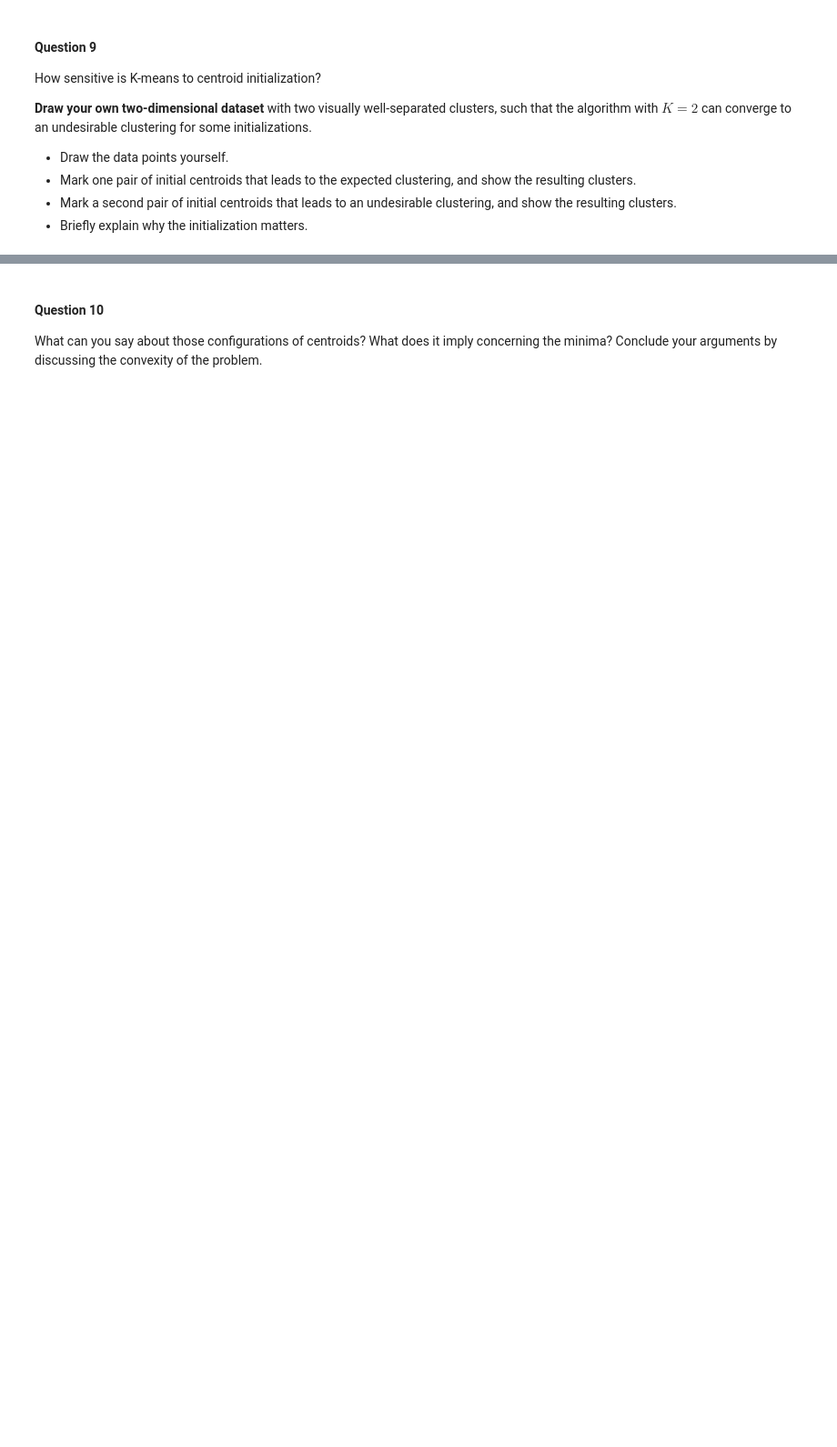
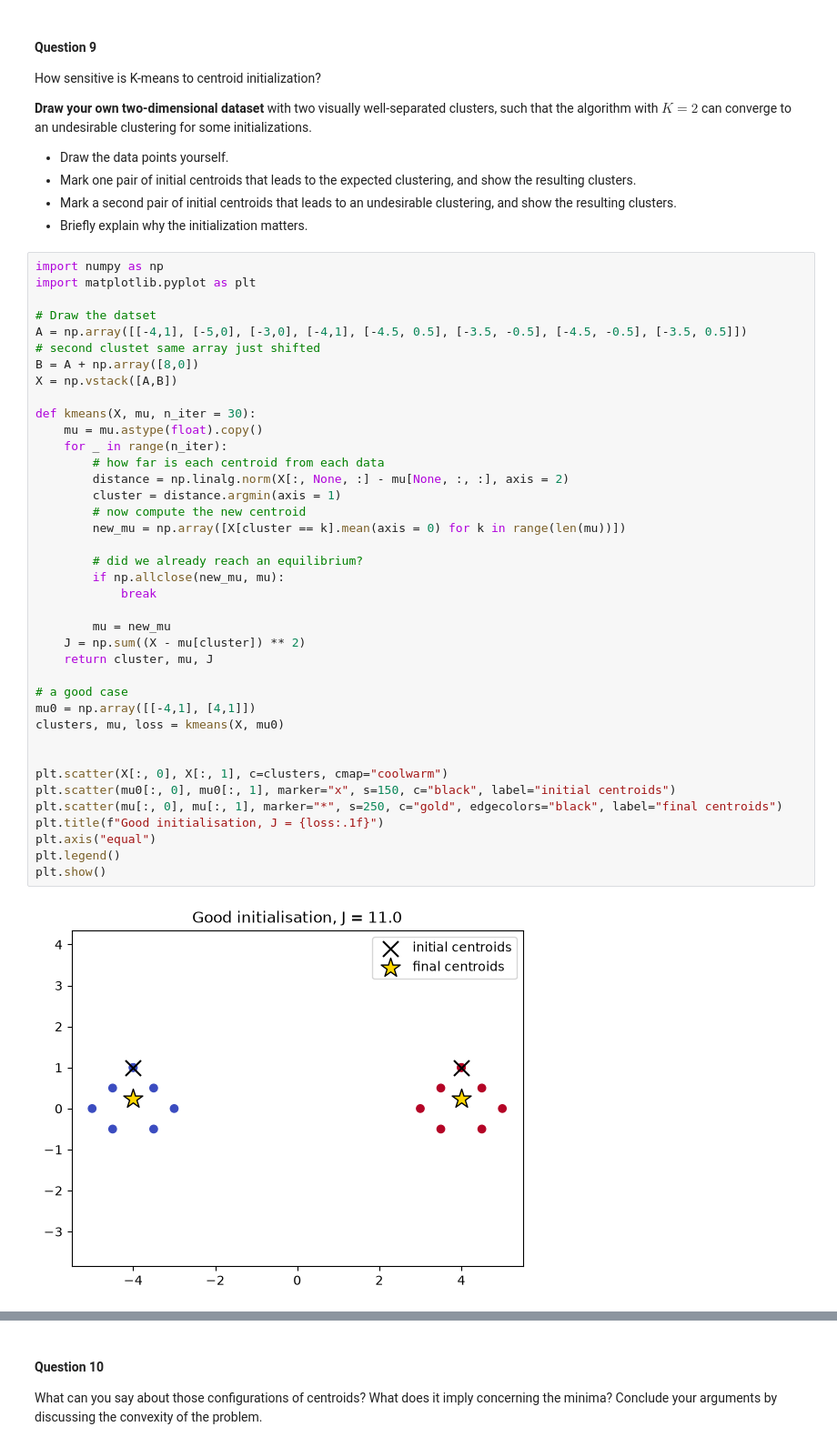
Before and after one commit to parmida-01/FundamentalLearningEPFL, a Jupyter notebook: HW2/HW2_theory_ex.ipynb, the cells around one changed output, grey strips where cells are left out. Shown at 91% size. Saved outputs shown, nothing was run; the diff lists cells and outputs as text; blank space fills up the shorter version.

Commit message:
loss is not convex in k means and there are bad initializations

```diff
--- a/HW2/HW2_theory_ex.ipynb
+++ b/HW2/HW2_theory_ex.ipynb
@@ -154,3 +175,44 @@ How sensitive is K-means to centroid initialization?
 - Mark one pair of initial centroids that leads to the expected clustering, and show the resulting clusters.
 - Mark a second pair of initial centroids that leads to an undesirable clustering, and show the resulting clusters.
 - Briefly explain why the initialization matters.
+# %%
+import numpy as np
+import matplotlib.pyplot as plt
+
+# Draw the datset
+A = np.array([[-4,1], [-5,0], [-3,0], [-4,1], [-4.5, 0.5], [-3.5, -0.5], [-4.5, -0.5], [-3.5, 0.5]])
+# second clustet same array just shifted
+B = A + np.array([8,0])
+X = np.vstack([A,B])
+
+def kmeans(X, mu, n_iter = 30):
+    mu = mu.astype(float).copy()
+    for _ in range(n_iter):
+        # how far is each centroid from each data
+        distance = np.linalg.norm(X[:, None, :] - mu[None, :, :], axis = 2)
+        cluster = distance.argmin(axis = 1)
+        # now compute the new centroid
+        new_mu = np.array([X[cluster == k].mean(axis = 0) for k in range(len(mu))])
+
+        # did we already reach an equilibrium?
+        if np.allclose(new_mu, mu):
+            break
+
+        mu = new_mu
+    J = np.sum((X - mu[cluster]) ** 2)
+    return cluster, mu, J
+
+# a good case
+mu0 = np.array([[-4,1], [4,1]])
+clusters, mu, loss = kmeans(X, mu0)
+
+
+plt.scatter(X[:, 0], X[:, 1], c=clusters, cmap="coolwarm")
+plt.scatter(mu0[:, 0], mu0[:, 1], marker="x", s=150, c="black", label="initial centroids")
+plt.scatter(mu[:, 0], mu[:, 1], marker="*", s=250, c="gold", edgecolors="black", label="final centroids")
+plt.title(f"Good initialisation, J = {loss:.1f}")
+plt.axis("equal")
+plt.legend()
+plt.show()
+# %% [output]
+[figure, added]
```
Also changed, not shown: parts of 6 cells of this notebook, 1 other file.
